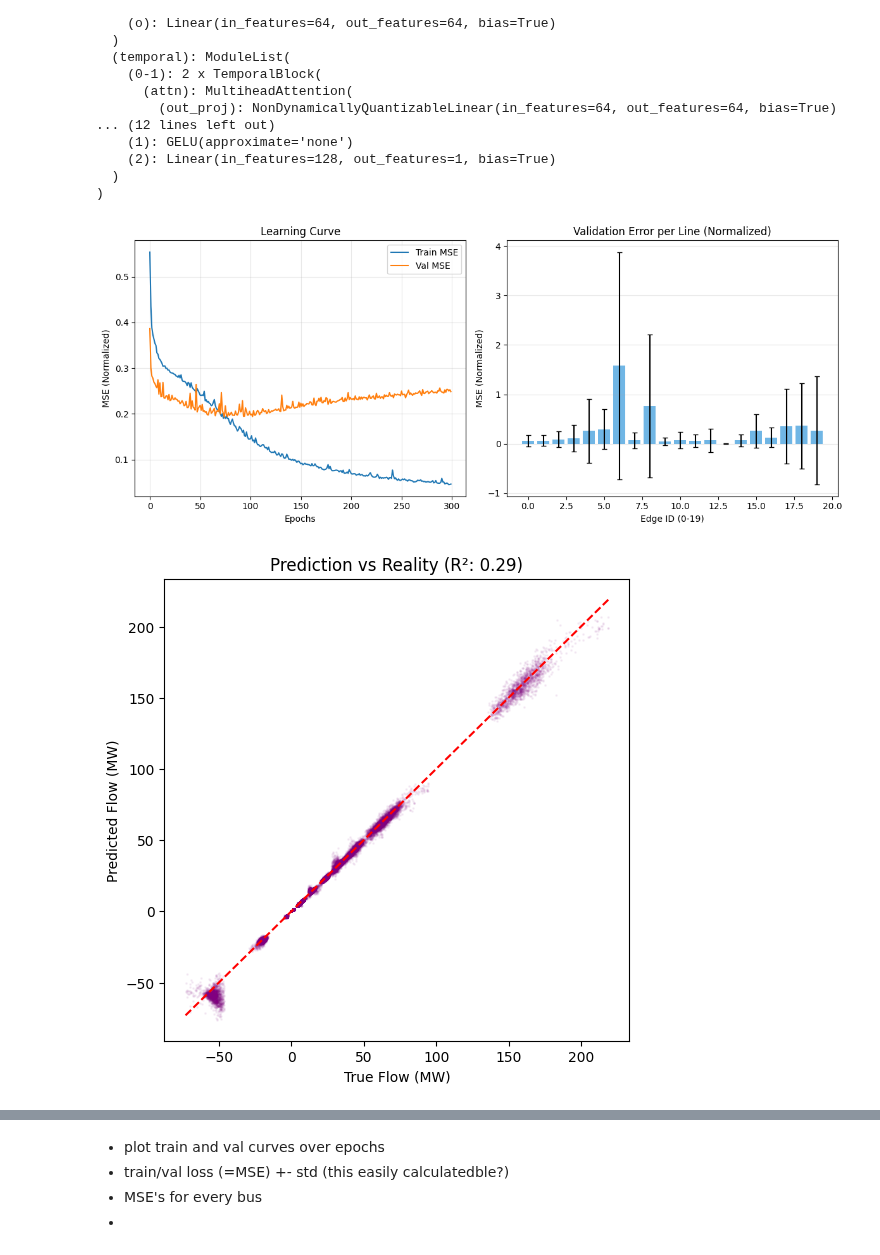
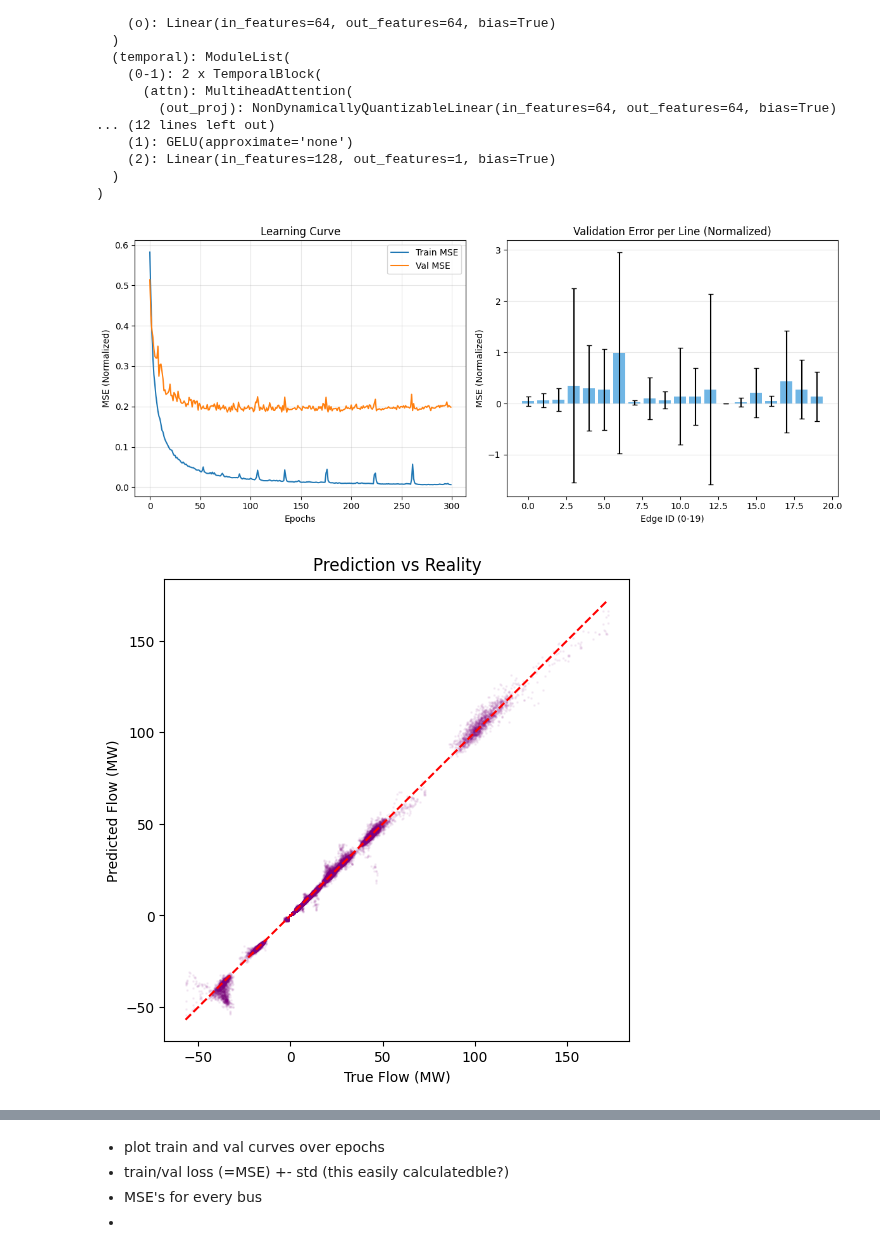
Before and after one commit to waytlion/power-grid-time-series-forecasting, a Jupyter notebook: phase1_tgt_model/tgt_case14_basleine.ipynb, the cells around one changed output, grey strips where cells are left out. Cells and saved outputs as stored; diff of their text form; code cells hidden in the pictures.

```diff
--- a/phase1_tgt_model/tgt_case14_basleine.ipynb
+++ b/phase1_tgt_model/tgt_case14_basleine.ipynb
@@ -24,8 +24,9 @@ f:\studium\Thesis_Repo\phase1_tgt_model
 f:\studium\Thesis_Repo
 # %%
 # Load Bus and Branch DataFrames
-bus_df = pd.read_parquet('data_out/phase1_baseline/case14_ieee/raw/bus_data.parquet')
-branch_df = pd.read_parquet('data_out/phase1_baseline/case14_ieee/raw/branch_data.parquet')
+
+bus_df = pd.read_parquet('data_out/no_pertubations/case14_ieee/raw/bus_data.parquet')
+branch_df = pd.read_parquet('data_out/no_pertubations/case14_ieee/raw/branch_data.parquet')
 
 # Build Edge Index from Branch Data
 structure = branch_df[branch_df['load_scenario_idx'] == 0].sort_values("idx")
@@ -297,43 +298,40 @@ edge_avg_real  = true_real.mean(axis=0)
 edge_abs_avg = np.abs(true_real).mean(axis=0)
 total_system_flow = edge_abs_avg.sum()
 
-r2 = r2_score(true_real, pred_real)
 
 plt.figure(figsize=(6, 6))
 plt.scatter(true_real.flatten(), pred_real.flatten(), alpha=0.05, s=1, color='purple')
 plt.plot([true_real.min(), true_real.max()], [true_real.min(), true_real.max()], 'r--')
 plt.xlabel("True Flow (MW)")
 plt.ylabel("Predicted Flow (MW)")
-plt.title(f"Prediction vs Reality (R²: {r2:.2f})")
+plt.title(f"Prediction vs Reality")
 save_path_2 = os.path.join(output_dir, 'scatter_plot.png')
 plt.savefig(save_path_2, dpi=300)
 plt.show()
 
 #  stats Table
 line_report = []
 for i in range(len(edge_mse_mean)):
-    r2 = r2_score(y_true_np[:, i], y_pred_np[:, i])
     u, v = edge_index[i]
     line_report.append({
         "Edge ID": i,
         "From": u,
         "To": v,
         "Flow %": f"{(edge_abs_avg[i] / total_system_flow) * 100:.2f}",
         "MSE (Norm)": f"{edge_mse_mean[i]:.4f}",
         "Std (Norm)": f"{edge_mse_std[i]:.4f}",
         "MSE (Real)": f"{edge_mse_real[i]:.2f}",
         "Std (Real)": f"{edge_std_real[i]:.2f}",
         "Avg (Real)": f"{edge_avg_real[i]:.2f}",
-        "R² Score": f"{r2:.4f}"
     })
 df_results = pd.DataFrame(line_report)
 df_results = df_results.sort_values(
     by="Flow %",
     key=lambda s: s.str.rstrip('%').astype(float),
     ascending=False
 )
 display(df_results)
 df_results.to_csv(os.path.join(output_dir, 'model_stats.csv'), index=False, float_format='%.4f')
 # %% [output]
-[figure, old version]
+[figure, new version]
-[figure, old version]
+[figure, new version]
```
Also changed, not shown: parts of 8 cells of this notebook, 10 other files.
